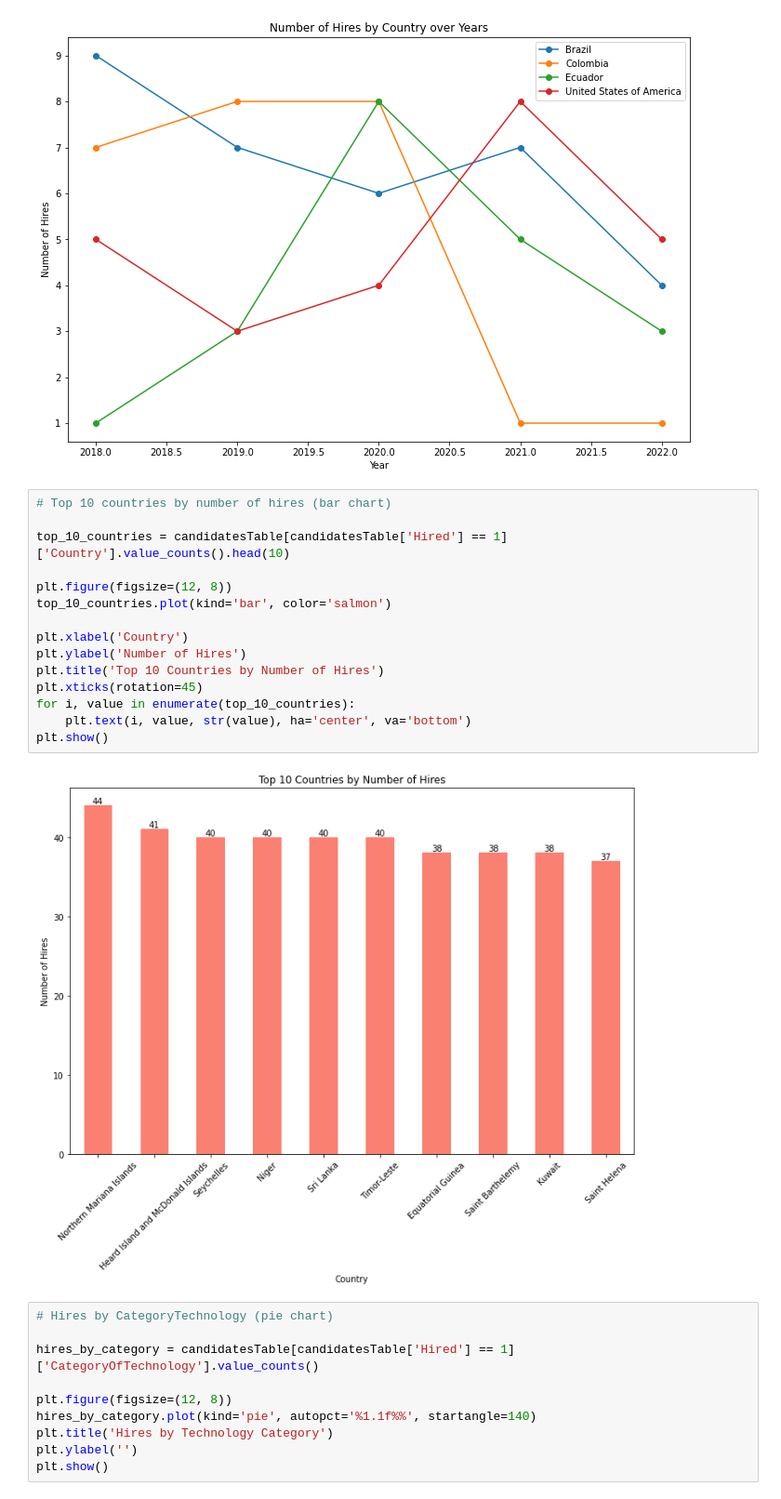
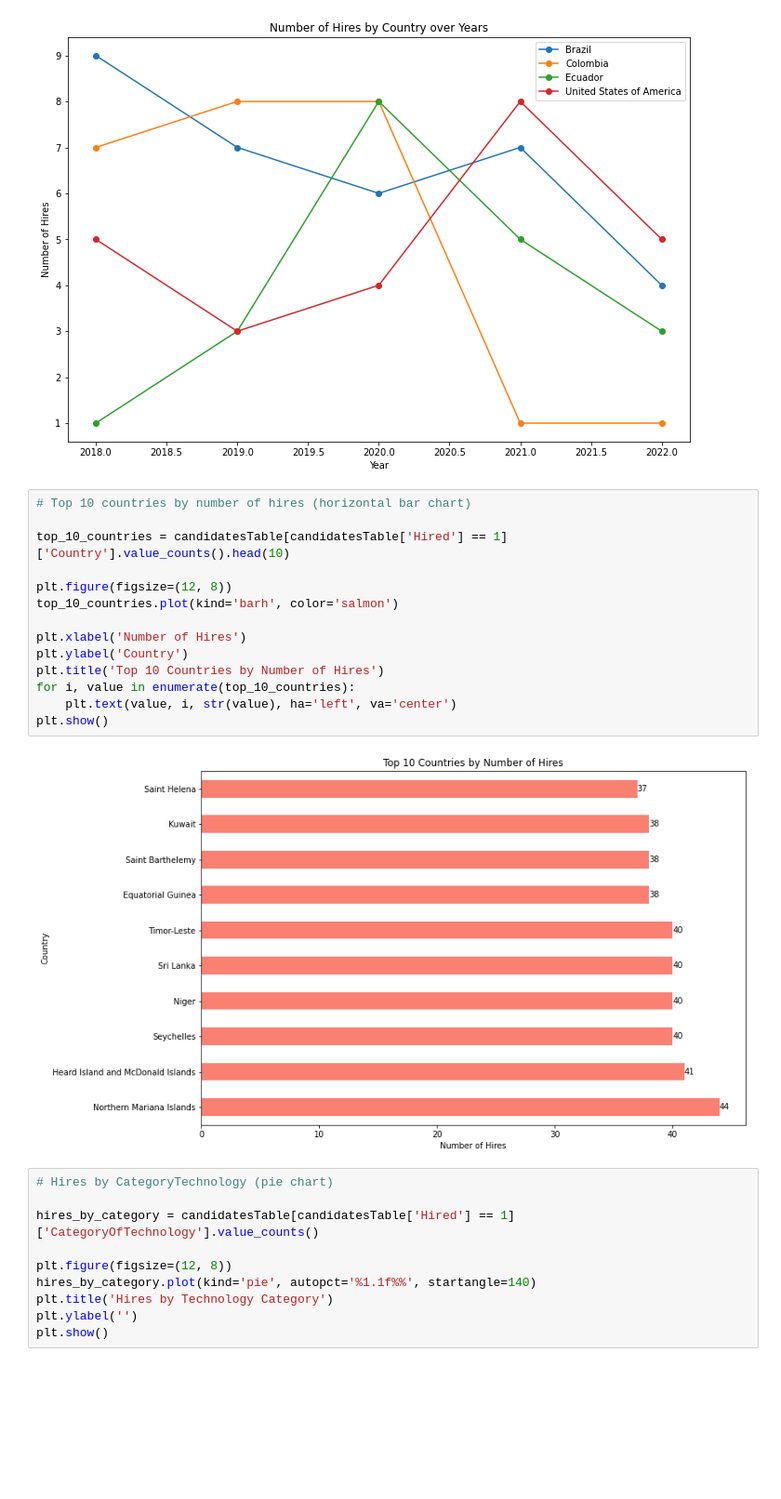
Before and after one commit to EmmanuelQuintero/WorkShop1, a Jupyter notebook: workshop.ipynb, the cells around one changed output. Shown at 93% size. Saved outputs shown, nothing was run; the diff lists cells and outputs as text; blank space fills up the shorter version.

Commit message:
Gitignore + Some visualization

```diff
--- a/workshop.ipynb
+++ b/workshop.ipynb
@@ -390,22 +390,21 @@ plt.show()
 # %% [output]
 [figure]
 # %%
-# Top 10 countries by number of hires (bar chart)
+# Top 10 countries by number of hires (horizontal bar chart)
 
 top_10_countries = candidatesTable[candidatesTable['Hired'] == 1]['Country'].value_counts().head(10)
 
 plt.figure(figsize=(12, 8))
-top_10_countries.plot(kind='bar', color='salmon')
+top_10_countries.plot(kind='barh', color='salmon')
 
-plt.xlabel('Country')
-plt.ylabel('Number of Hires')
+plt.xlabel('Number of Hires')
+plt.ylabel('Country')
 plt.title('Top 10 Countries by Number of Hires')
-plt.xticks(rotation=45)
 for i, value in enumerate(top_10_countries):
-    plt.text(i, value, str(value), ha='center', va='bottom')
+    plt.text(value, i, str(value), ha='left', va='center')
 plt.show()
 # %% [output]
-[figure, old version]
+[figure, new version]
 # %%
 # Hires by CategoryTechnology (pie chart)
 
```
Also changed, not shown: parts of 1 cell of this notebook, 1 other file.
